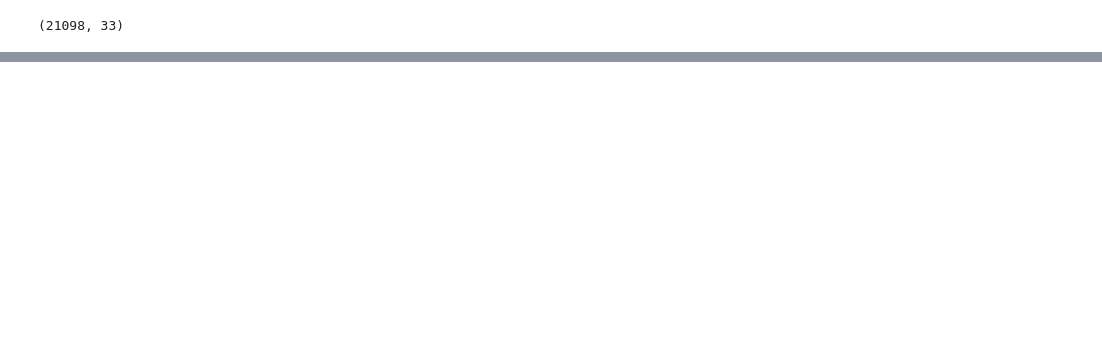
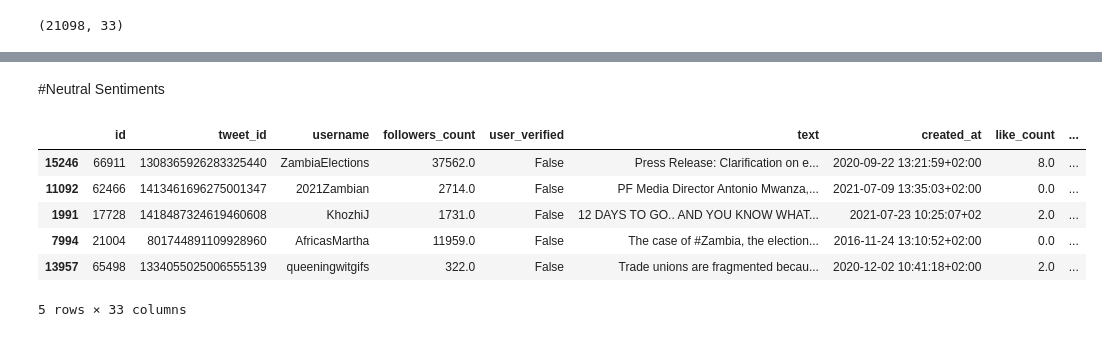
Before and after one commit to ayamlearning/masters_thesis_model_final, a Jupyter notebook: RQ3_Topc_Modelling.ipynb, the cells around one changed output, grey strips where cells are left out. Cells and saved outputs as stored; diff of their text form; code cells hidden in the pictures; blank space fills up the shorter version.

```diff
--- a/RQ3_Topc_Modelling.ipynb
+++ b/RQ3_Topc_Modelling.ipynb
@@ -35,0 +44,13 @@ Collecting nvidia-curand-cu12==10.3.2.106
+# %% [markdown]
+#Neutral Sentiments
+# %%
+query = df.query("vader_polarity == '{}'".format("Neutral"))
+query.sample(5)
+# %% [output]
+|  | id | tweet_id | username | followers_count | user_verified | text | created_at | like_count | ... |
+| 15246 | 66911 | 1308365926283325440 | ZambiaElections | 37562.0 | False | Press Release: Clarification on e... | 2020-09-22 13:21:59+02:00 | 8.0 | ... |
+| 11092 | 62466 | 1413461696275001347 | 2021Zambian | 2714.0 | False | PF Media Director Antonio Mwanza,... | 2021-07-09 13:35:03+02:00 | 0.0 | ... |
+| 1991 | 17728 | 1418487324619460608 | KhozhiJ | 1731.0 | False | 12 DAYS TO GO.. AND YOU KNOW WHAT... | 2021-07-23 10:25:07+02 | 2.0 | ... |
+| 7994 | 21004 | 801744891109928960 | AfricasMartha | 11959.0 | False | The case of #Zambia, the election... | 2016-11-24 13:10:52+02:00 | 0.0 | ... |
+| 13957 | 65498 | 1334055025006555139 | queeningwitgifs | 322.0 | False | Trade unions are fragmented becau... | 2020-12-02 10:41:18+02:00 | 2.0 | ... |
+5 rows × 33 columns
```
Also changed, not shown: parts of 15 cells of this notebook.
